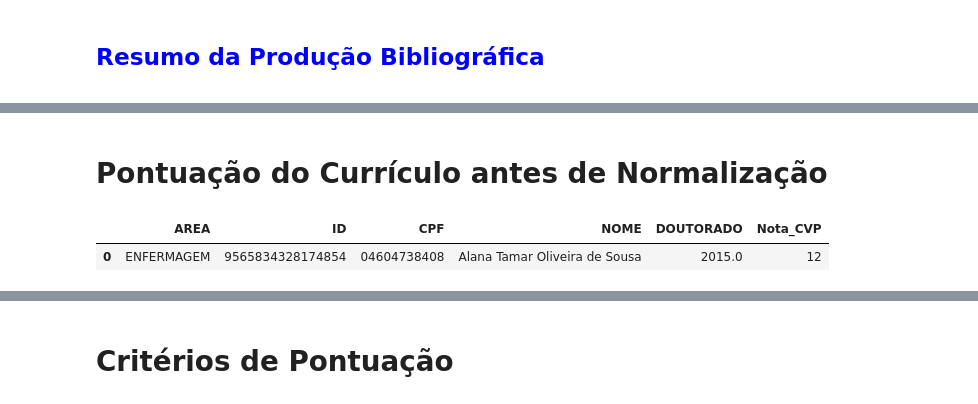
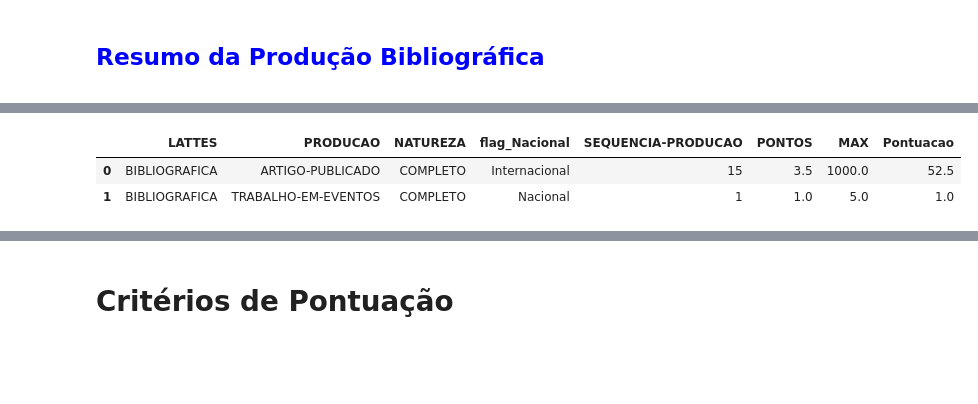
Before and after one commit to lbarosi/pylattes-lxml, a Jupyter notebook: notebooks/RelatorioPessoalLattesUFCG.ipynb, the cells around one changed output, grey strips where cells are left out. Drawn from its saved outputs; the diff is of its cells as text; code cells hidden in the pictures; blank space fills up the shorter version.

Commit message:
Correção na Tabela de Pontuação

```diff
--- a/notebooks/RelatorioPessoalLattesUFCG.ipynb
+++ b/notebooks/RelatorioPessoalLattesUFCG.ipynb
@@ -226,7 +124,6 @@ SUMARIO['PRODUCAO'][4]
-# %% [markdown]
-# Pontuação do Currículo antes de Normalização
-# %%
-PQ.doPontuacaoSAAP(save_to_disk = True)[['AREA', 'ID','CPF', 'NOME', 'DOUTORADO', 'Nota_CVP']]
-# %% [output]
-|  | AREA | ID | CPF | NOME | DOUTORADO | Nota_CVP |
-| 0 | ENFERMAGEM | 9565834328174854 | 04604738408 | Alana Tamar Oliveira de Sousa | 2015.0 | 12 |
+# %%
+producao_pontuada
+# %% [output]
+|  | LATTES | PRODUCAO | NATUREZA | flag_Nacional | SEQUENCIA-PRODUCAO | PONTOS | MAX | Pontuacao |
+| 0 | BIBLIOGRAFICA | ARTIGO-PUBLICADO | COMPLETO | Internacional | 15 | 3.5 | 1000.0 | 52.5 |
+| 1 | BIBLIOGRAFICA | TRABALHO-EM-EVENTOS | COMPLETO | Nacional | 1 | 1.0 | 5.0 | 1.0 |
```
Also changed, not shown: parts of 38 cells of this notebook, 11 other files.
